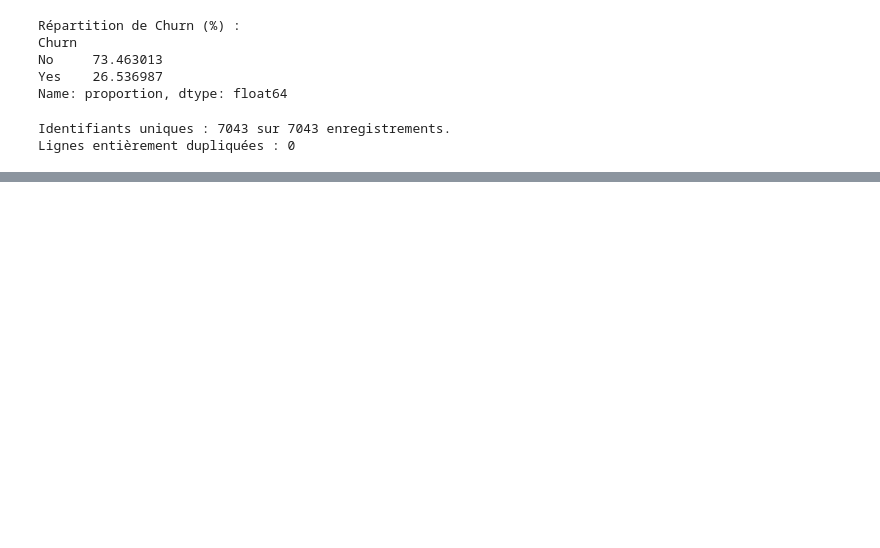
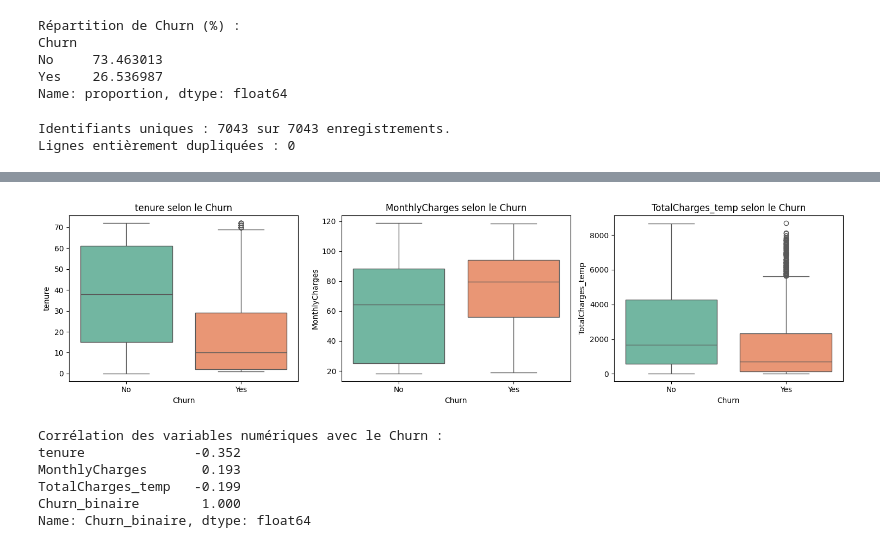
Before and after one commit to sebaarayacastro1/projet-mlops, a Jupyter notebook: notebooks/01_eda_and_cleaning.ipynb, the cells around one changed output, grey strips where cells are left out. Saved outputs shown, nothing was run; the diff lists cells and outputs as text; code cells hidden in the pictures; blank space fills up the shorter version.

```diff
--- a/notebooks/01_eda_and_cleaning.ipynb
+++ b/notebooks/01_eda_and_cleaning.ipynb
@@ -73,0 +185,32 @@ Lignes entièrement dupliquées : 0
+# %%
+# Variables numériques vs Churn
+
+# Recréer la colonne temporaire (supprimée après les statistiques descriptives)
+df['TotalCharges_temp'] = pd.to_numeric(df['TotalCharges'], errors='coerce')
+
+fig, axes = plt.subplots(1, 3, figsize=(15, 4))
+
+for ax, colonne in zip(axes, colonnes_numeriques):
+    sns.boxplot(x='Churn', y=colonne, data=df, ax=ax, palette='Set2')
+    ax.set_title(f"{colonne} selon le Churn")
+
+plt.tight_layout()
+plt.show()
+
+# Corrélation point-bisériale simplifiée : Churn encodé en 0/1
+df['Churn_binaire'] = df['Churn'].map({'Yes': 1, 'No': 0})
+
+correlation_avec_churn = df[colonnes_numeriques + ['Churn_binaire']].corr()['Churn_binaire']
+print("Corrélation des variables numériques avec le Churn :")
+print(correlation_avec_churn.round(3))
+
+# Nettoyage des colonnes temporaires pour ne pas polluer df
+df = df.drop(columns=['TotalCharges_temp', 'Churn_binaire'])
+# %% [output]
+[figure, added]
+Corrélation des variables numériques avec le Churn :
+tenure              -0.352
+MonthlyCharges       0.193
+TotalCharges_temp   -0.199
+Churn_binaire        1.000
+Name: Churn_binaire, dtype: float64
```
Also changed, not shown: parts of 6 cells of this notebook.
